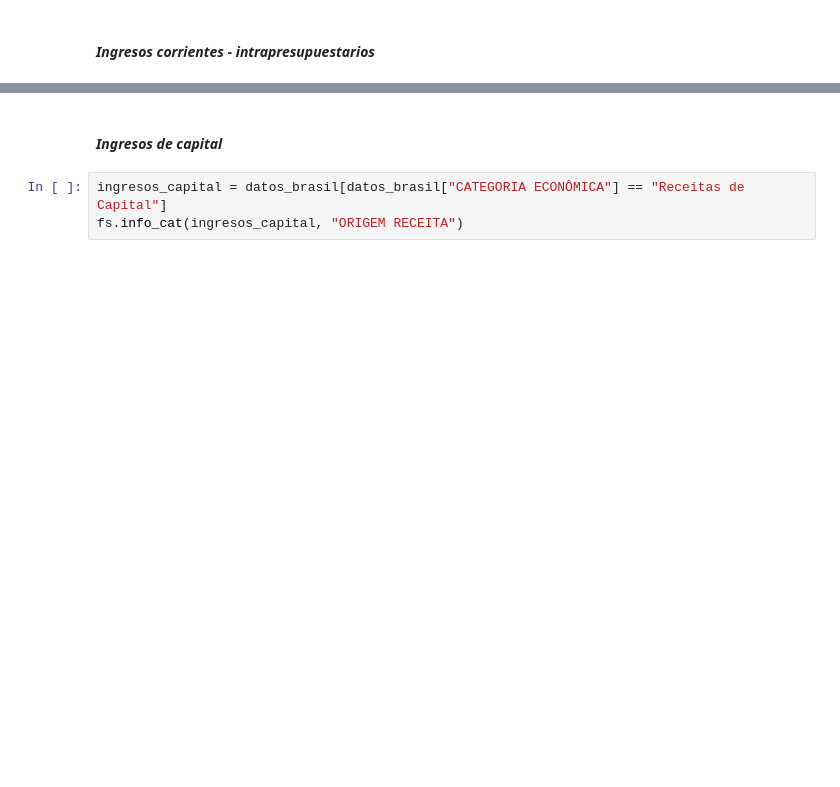
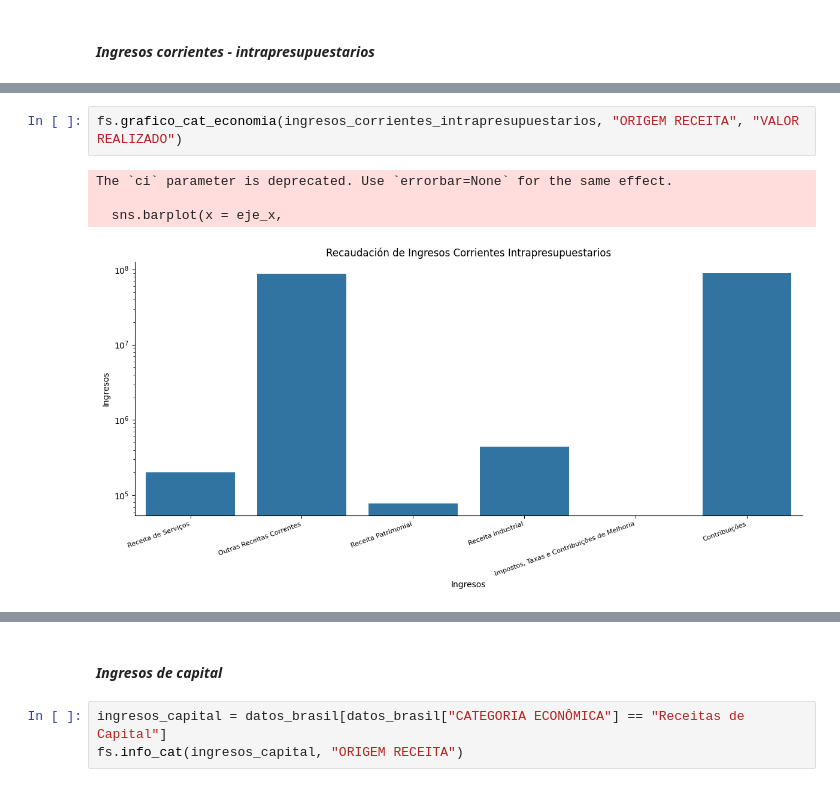
Before and after one commit to Gabijc/Proyecto2-Insights-Brasil, a Jupyter notebook: Análisis_categorías.ipynb, the cells around one changed output, grey strips where cells are left out. Cells and saved outputs as stored; diff of their text form; blank space fills up the shorter version.

```diff
--- a/Análisis_categorías.ipynb
+++ b/Análisis_categorías.ipynb
@@ -250,0 +251,7 @@ fs.info_cat(ingresos_corrientes_intrapresupuestarios, "ORIGEM RECEITA")
+# %%
+fs.grafico_cat_economia(ingresos_corrientes_intrapresupuestarios, "ORIGEM RECEITA", "VALOR REALIZADO")
+# %% [output]
+The `ci` parameter is deprecated. Use `errorbar=None` for the same effect.
+
+  sns.barplot(x = eje_x,
+[figure, added]
```
Also changed, not shown: parts of 13 cells of this notebook, 12 other files.
